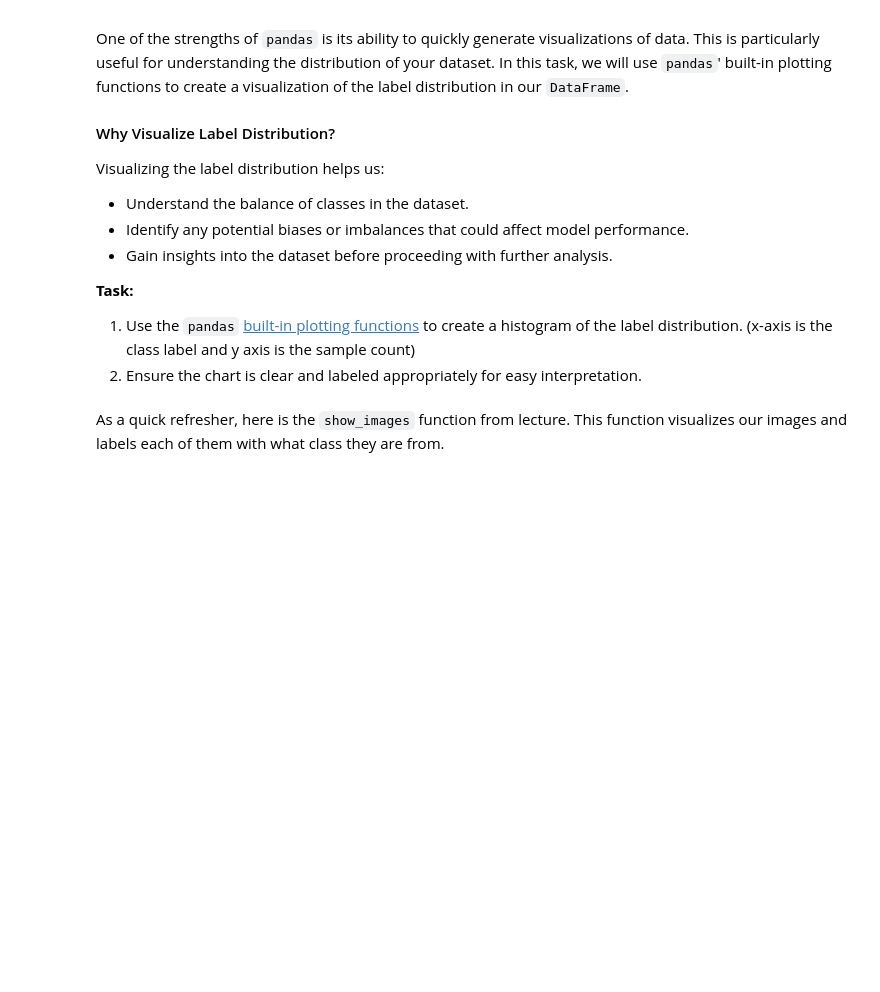
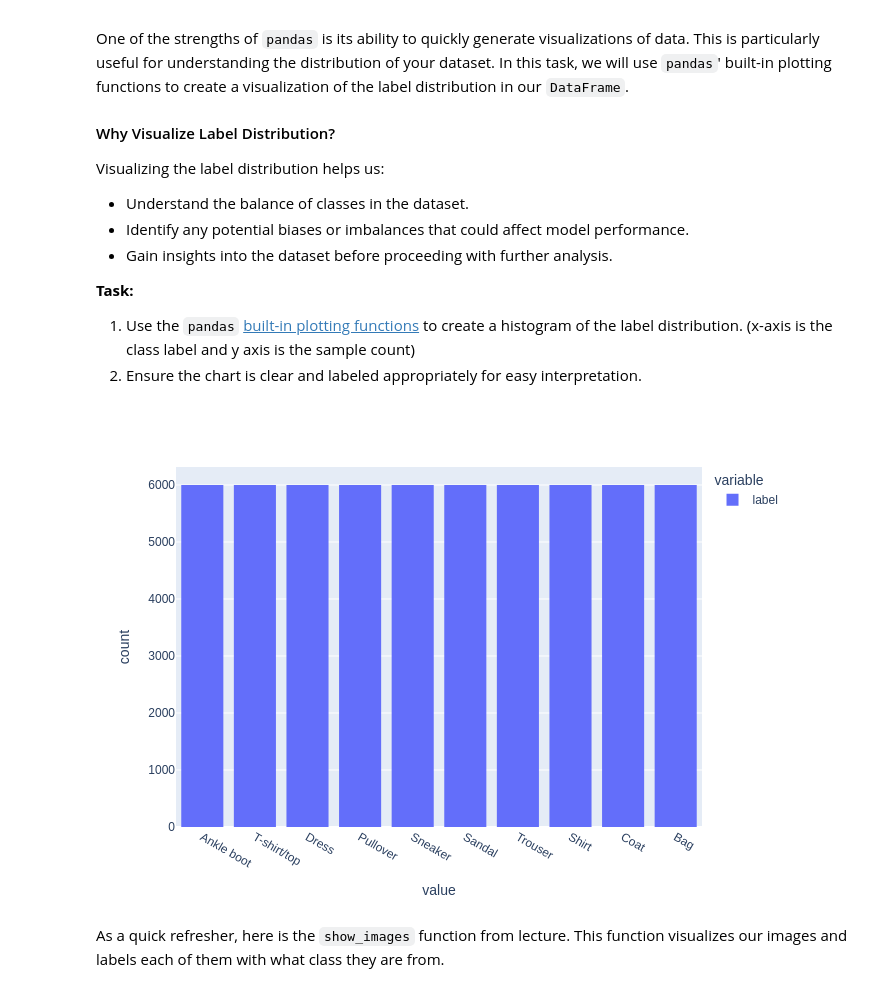
Before and after one commit to AshfordLee/Stanford_CS189, a Jupyter notebook: FA25/hw/hw1/fashion_pt_1.ipynb, the cells around one changed output. Cells and saved outputs as stored; diff of their text form; code cells hidden in the pictures; blank space fills up the shorter version.

```diff
--- a/FA25/hw/hw1/fashion_pt_1.ipynb
+++ b/FA25/hw/hw1/fashion_pt_1.ipynb
@@ -296,9 +316,11 @@ Visualizing the label distribution helps us:
 # %%
 # Plotting library to use, default is matplotlib but plotly has more functionality
 pd.options.plotting.backend = "plotly"
 
 # TODO: Plot a histogram of the labels in the DataFrame `df` using the DataFrame's built-in plotting functions (this should be 1 line)
-...
+df['label'].plot(kind="hist")
+# %% [output]
+[figure, added]
 # %% [markdown]
 As a quick refresher, here is the `show_images` function from lecture. This function visualizes our images and labels each of them with what class they are from.
 # %%
```
Also changed, not shown: parts of 16 cells of this notebook, 2 other files.
